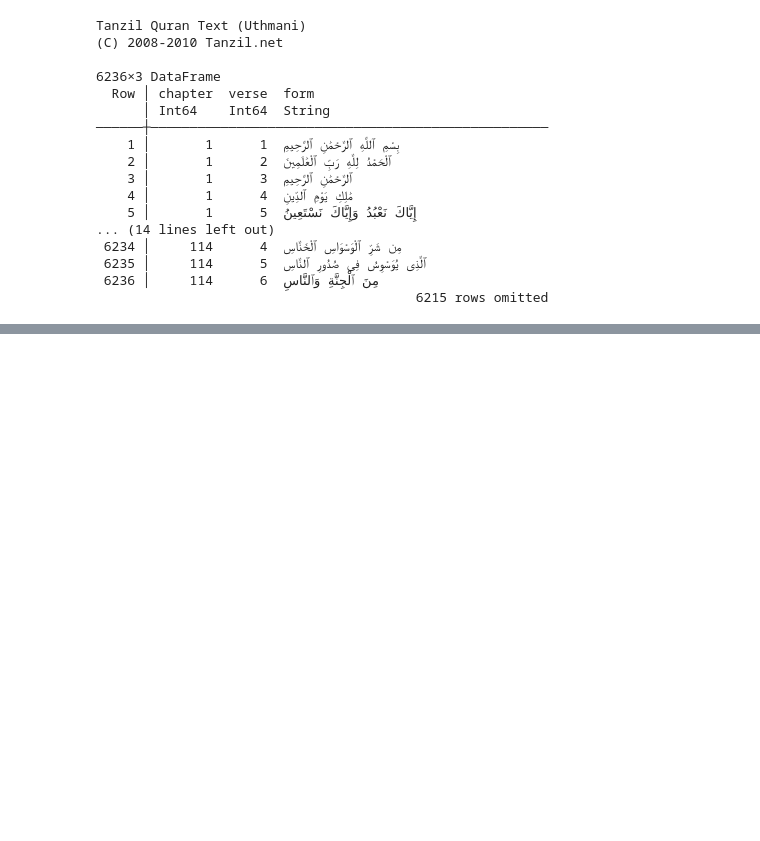
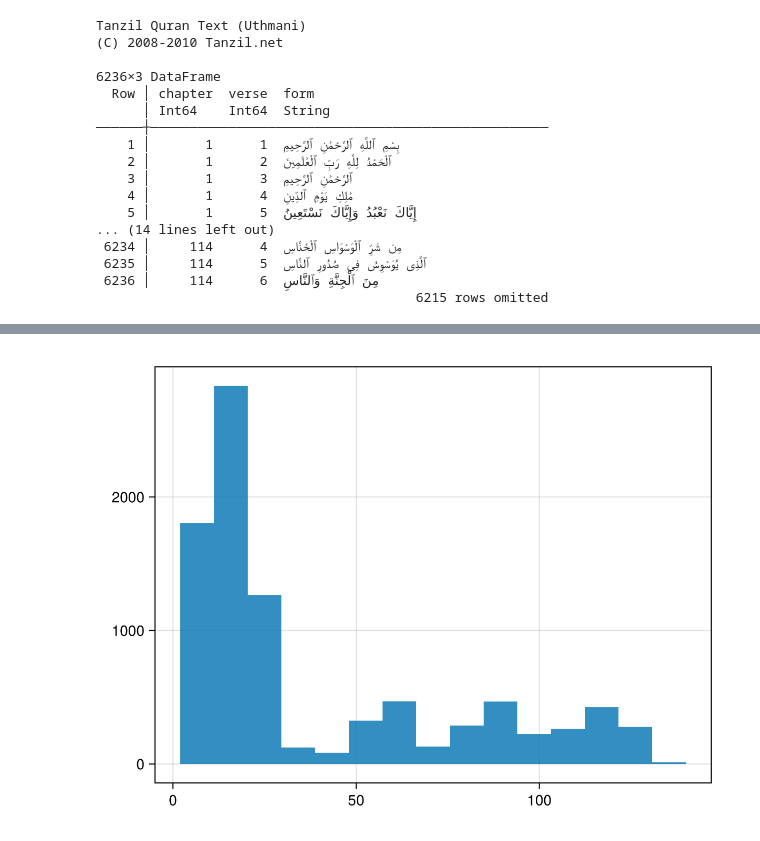
Before and after one commit to alstat/ma-thesis-codes, a Jupyter notebook: Concentrism of the Qur'an.ipynb, the cells around one changed output, grey strips where cells are left out. Saved outputs shown, nothing was run; the diff lists cells and outputs as text; code cells hidden in the pictures; blank space fills up the shorter version.

```diff
--- a/Concentrism of the Qur'an.ipynb
+++ b/Concentrism of the Qur'an.ipynb
@@ -296,4 +169,0 @@ distance
-# %%
-slicer = Slicer(7, 1.5)
-slices = gen_slices(ayahs_emb, 10, slicer)
-slices[1][1]
@@ -560,0 +555,19 @@ fivenums[1]
+# %%
+childrens = AyahMidpoints(copy(first_gen.midpoints))
+for generation in 1:generations
+    @info "Generation $generation"
+    childrens = AyahMidpoints(
+        hcat(
+            [selection(ayahs_emb, childrens, 3).midpoints for _ in 1:population]...
+        )
+    )
+    crossover!(childrens, 0.8)
+    mutate!(childrens, 0.8)
+    refine!(childrens)
+    @info fitness(
+        five_summary(
+            gen_slices(ayahs_emb, childrens)
+            ),
+        slicer
+    ).dist |> mean
+end
@@ -560,0 +590,4 @@ fivenums[1]
+# %%
+hist(vec(childrens.midpoints))
+# %% [output]
+[figure, added]
```
Also changed, not shown: parts of 59 cells of this notebook, 1 other file.
